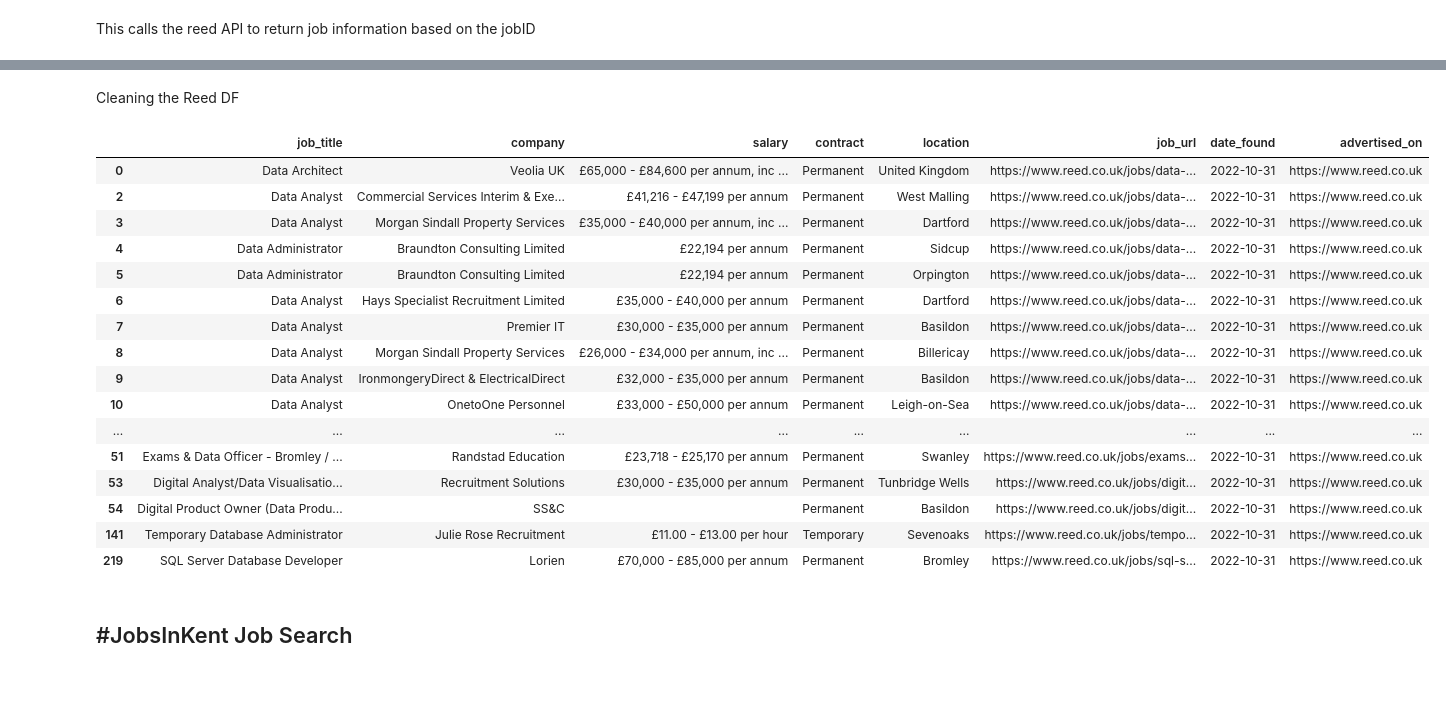
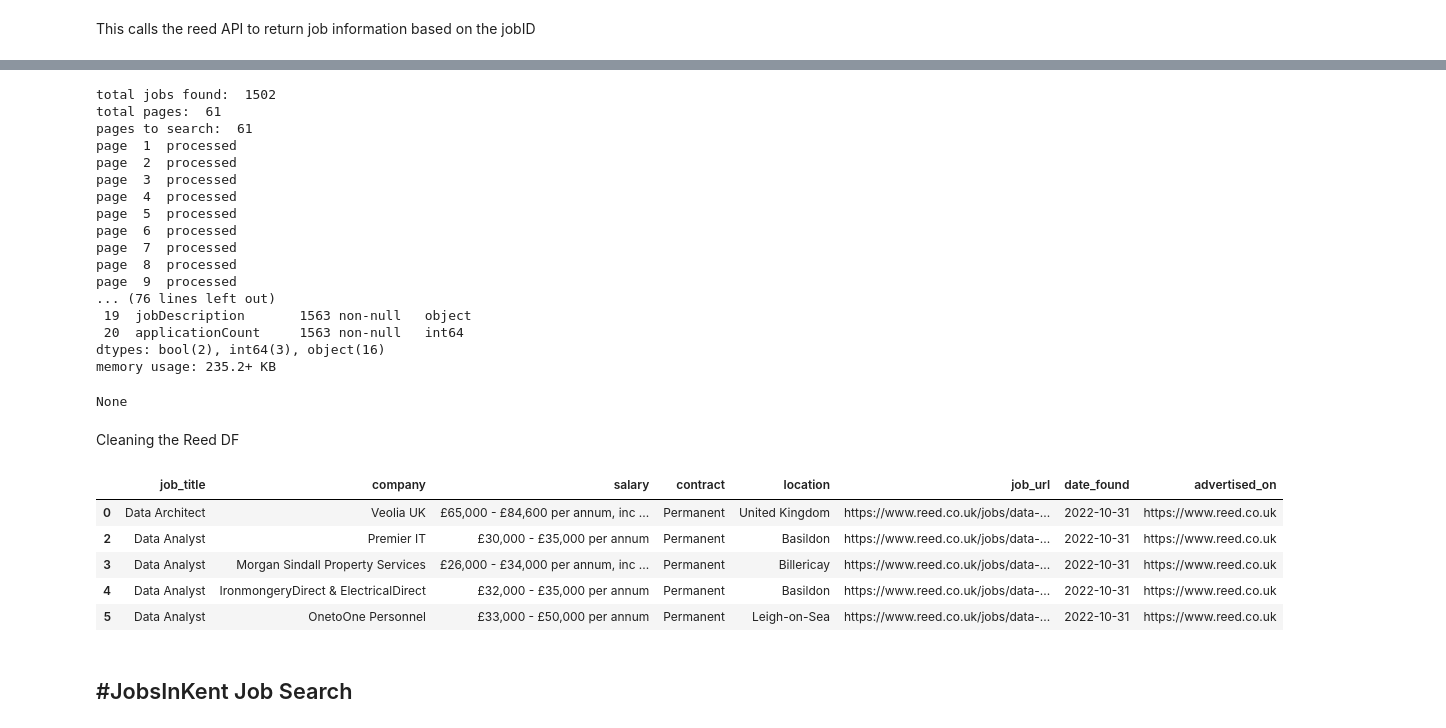
Before and after one commit to futureCodersSE/data-roles, a Jupyter notebook: Data_Roles_job_search.ipynb, the cells around one changed output, grey strips where cells are left out. Saved outputs shown, nothing was run; the diff lists cells and outputs as text; code cells hidden in the pictures; blank space fills up the shorter version.

```diff
--- a/Data_Roles_job_search.ipynb
+++ b/Data_Roles_job_search.ipynb
@@ -85,45 +95,35 @@ def reed_scrape(base_url,max_job_call):
   soup = get_html(base_url)
   total_id_list = np.array([],dtype=int)
 
-  #scrapes job id's from page1
-
-  total_id_list = find__reed_jobs_iterate(base_url)
-
   #finds out how many more pages to scrape
   total_jobs, total_pages = find_total_jobs(soup,max_job_call)
 
+  print("total jobs found: ", total_jobs)
+  print("total pages: ", total_pages)
+  print("pages to search: ",total_pages)
 
-  print("page 1")
-  #iterates over requried pages
-  for page_no in np.arange(2,total_pages+1): #this starts from page 2 as the first page is checked in the function
+  for page_no in np.arange(1,total_pages+1):
     page_url = base_url+"&pageno="+str(page_no)
+    page_id_list = find__reed_jobs_iterate(page_url)
+    total_id_list = np.append(total_id_list,[page_id_list])
 
-    page_id_list = find__reed_jobs_iterate(page_url)
-
-    total_id_list = np.append(total_id_list,[page_id_list])
-    print("page ",page_no)
+    #user feedback
+    print("page ",page_no, " processed")
   return total_id_list
-
-reed_id_list = reed_scrape(reed_url,max_job_call)
-reed_id_list = reed_id_list.astype("int")
-#print(id_list)
 # %% [markdown]
 This calls the reed API to return job information based on the jobID
 # %%
-def call_api(id_list):
+def call_reed_api(id_list):
   base_url = "https://www.reed.co.uk/api/1.0/jobs/"
-  url = ""
+  api_url = ""
   job_df = pd.DataFrame()
 
 
   for job_id in id_list:
-    url = base_url+str(job_id)
-    post_request = requests.get(url, auth=("96a7ec49-549c-4529-b9d2-fa3059a437b3",""))
+    api_url = base_url+str(job_id)
+    post_request = requests.get(api_url, auth=("96a7ec49-549c-4529-b9d2-fa3059a437b3",""))
     json_data = post_request.json()
-
 
     new_row = pd.json_normalize(json_data)
     job_df = job_df.append(new_row,ignore_index=True)
   return job_df
-full_reed_df = call_api(reed_id_list)
-display(full_reed_df.info())
@@ -149,34 +132,48 @@ None
+# %%
+reed_id_list = reed_scrape(reed_url,max_job_call)
+reed_id_list = reed_id_list.astype("int") #it really didnt want to save the array as an int
+
+full_reed_df = call_reed_api(reed_id_list)
+display(full_reed_df.info())
+# %% [output]
+total jobs found:  1502
+total pages:  61
+pages to search:  61
+page  1  processed
+page  2  processed
+page  3  processed
+page  4  processed
+page  5  processed
+page  6  processed
+page  7  processed
+page  8  processed
+page  9  processed
+... (76 lines left out)
+ 19  jobDescription       1563 non-null   object
+ 20  applicationCount     1563 non-null   int64
+dtypes: bool(2), int64(3), object(16)
+memory usage: 235.2+ KB
+None
 # %% [markdown]
 Cleaning the Reed DF
 # %%
 def clean_reed(df_in): #this filters out the necessary rows and renames them so the cleaning function works.
   df = df_in[["jobTitle", "employerName", "salary", "contractType", "locationName",  "jobUrl"]]
 
   df.rename(columns={"jobTitle":"job_title", "employerName": "company", "contractType":"contract", "locationName":"location",  "jobUrl":"job_url"}, inplace=True)
   return df
 
 
 reed_df = clean_reed(full_reed_df)
 reed_df = general_clean(reed_df,"https://www.reed.co.uk")
-display(reed_df)
+display(reed_df.head(5))
 # %% [output]
 |  | job_title | company | salary | contract | location | job_url | date_found | advertised_on |
 | 0 | Data Architect | Veolia UK | £65,000 - £84,600 per annum, inc ... | Permanent | United Kingdom | https://www.reed.co.uk/jobs/data-... | 2022-10-31 | https://www.reed.co.uk |
-| 2 | Data Analyst | Commercial Services Interim & Exe... | £41,216 - £47,199 per annum | Permanent | West Malling | https://www.reed.co.uk/jobs/data-... | 2022-10-31 | https://www.reed.co.uk |
-| 3 | Data Analyst | Morgan Sindall Property Services | £35,000 - £40,000 per annum, inc ... | Permanent | Dartford | https://www.reed.co.uk/jobs/data-... | 2022-10-31 | https://www.reed.co.uk |
-| 4 | Data Administrator | Braundton Consulting Limited | £22,194 per annum | Permanent | Sidcup | https://www.reed.co.uk/jobs/data-... | 2022-10-31 | https://www.reed.co.uk |
-| 5 | Data Administrator | Braundton Consulting Limited | £22,194 per annum | Permanent | Orpington | https://www.reed.co.uk/jobs/data-... | 2022-10-31 | https://www.reed.co.uk |
-| 6 | Data Analyst | Hays Specialist Recruitment Limited | £35,000 - £40,000 per annum | Permanent | Dartford | https://www.reed.co.uk/jobs/data-... | 2022-10-31 | https://www.reed.co.uk |
-| 7 | Data Analyst | Premier IT | £30,000 - £35,000 per annum | Permanent | Basildon | https://www.reed.co.uk/jobs/data-... | 2022-10-31 | https://www.reed.co.uk |
-| 8 | Data Analyst | Morgan Sindall Property Services | £26,000 - £34,000 per annum, inc ... | Permanent | Billericay | https://www.reed.co.uk/jobs/data-... | 2022-10-31 | https://www.reed.co.uk |
-| 9 | Data Analyst | IronmongeryDirect & ElectricalDirect | £32,000 - £35,000 per annum | Permanent | Basildon | https://www.reed.co.uk/jobs/data-... | 2022-10-31 | https://www.reed.co.uk |
-| 10 | Data Analyst | OnetoOne Personnel | £33,000 - £50,000 per annum | Permanent | Leigh-on-Sea | https://www.reed.co.uk/jobs/data-... | 2022-10-31 | https://www.reed.co.uk |
-| ... | ... | ... | ... | ... | ... | ... | ... | ... |
-| 51 | Exams & Data Officer - Bromley / ... | Randstad Education | £23,718 - £25,170 per annum | Permanent | Swanley | https://www.reed.co.uk/jobs/exams... | 2022-10-31 | https://www.reed.co.uk |
-| 53 | Digital Analyst/Data Visualisatio... | Recruitment Solutions | £30,000 - £35,000 per annum | Permanent | Tunbridge Wells | https://www.reed.co.uk/jobs/digit... | 2022-10-31 | https://www.reed.co.uk |
-| 54 | Digital Product Owner (Data Produ... | SS&C |  | Permanent | Basildon | https://www.reed.co.uk/jobs/digit... | 2022-10-31 | https://www.reed.co.uk |
-| 141 | Temporary Database Administrator | Julie Rose Recruitment | £11.00 - £13.00 per hour | Temporary | Sevenoaks | https://www.reed.co.uk/jobs/tempo... | 2022-10-31 | https://www.reed.co.uk |
-| 219 | SQL Server Database Developer | Lorien | £70,000 - £85,000 per annum | Permanent | Bromley | https://www.reed.co.uk/jobs/sql-s... | 2022-10-31 | https://www.reed.co.uk |
+| 2 | Data Analyst | Premier IT | £30,000 - £35,000 per annum | Permanent | Basildon | https://www.reed.co.uk/jobs/data-... | 2022-10-31 | https://www.reed.co.uk |
+| 3 | Data Analyst | Morgan Sindall Property Services | £26,000 - £34,000 per annum, inc ... | Permanent | Billericay | https://www.reed.co.uk/jobs/data-... | 2022-10-31 | https://www.reed.co.uk |
+| 4 | Data Analyst | IronmongeryDirect & ElectricalDirect | £32,000 - £35,000 per annum | Permanent | Basildon | https://www.reed.co.uk/jobs/data-... | 2022-10-31 | https://www.reed.co.uk |
+| 5 | Data Analyst | OnetoOne Personnel | £33,000 - £50,000 per annum | Permanent | Leigh-on-Sea | https://www.reed.co.uk/jobs/data-... | 2022-10-31 | https://www.reed.co.uk |
 # %% [markdown]
 #JobsInKent Job Search
 ---
```
Also changed, not shown: parts of 23 cells of this notebook.
